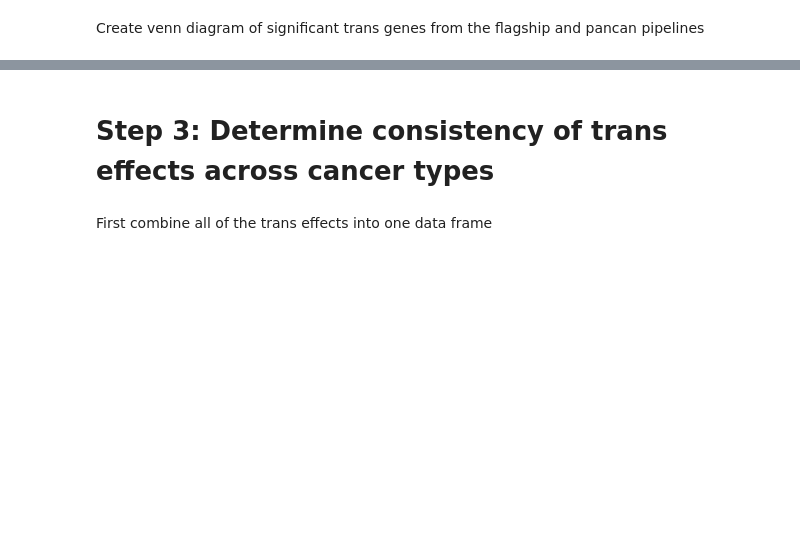
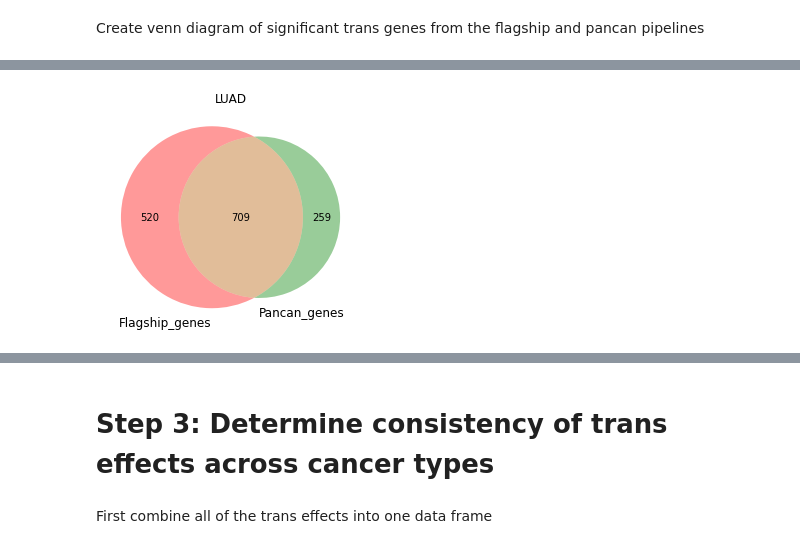
Before and after one commit to PayneLab/WhenMutationsDontMatter, a Jupyter notebook: Computational_Artifacts/Flagship_vs_Pancan_trans_effects.ipynb, the cells around one changed output, grey strips where cells are left out. Cells and saved outputs as stored; diff of their text form; code cells hidden in the pictures; blank space fills up the shorter version.

```diff
--- a/Computational_Artifacts/Flagship_vs_Pancan_trans_effects.ipynb
+++ b/Computational_Artifacts/Flagship_vs_Pancan_trans_effects.ipynb
@@ -109,5 +20,0 @@ pancan_ccrcc = make_trans_df(pc_c)
-# %%
-#Luad flagship
-luad_df = make_trans_df(luad)
-#luad pancan
-pancan_luad = make_trans_df(pc_l)
@@ -170,0 +92,7 @@ compare_og_pancan_trans_genes(ov_df, pancan_ov,"OV")
+# %%
+#LUAD
+compare_og_pancan_trans_genes(luad_df, pancan_luad,"LUAD")
+luad_df = luad_df.rename({"Correlation": "Correlation_LUAD", "P_value": "P_value_LUAD"}, axis='columns')
+pancan_luad_df = pancan_luad.rename({"Correlation": "Correlation_LUAD", "P_value": "P_value_LUAD"}, axis='columns')
+# %% [output]
+[figure, added]
```
Also changed, not shown: parts of 56 cells of this notebook.
